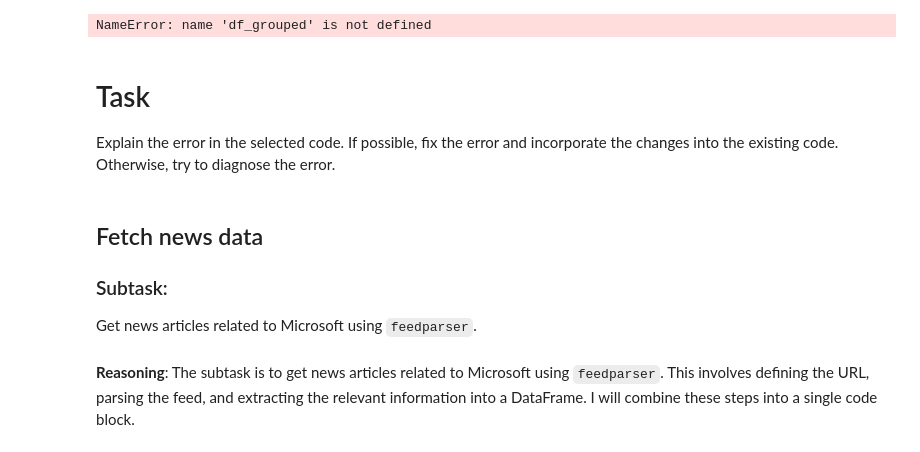
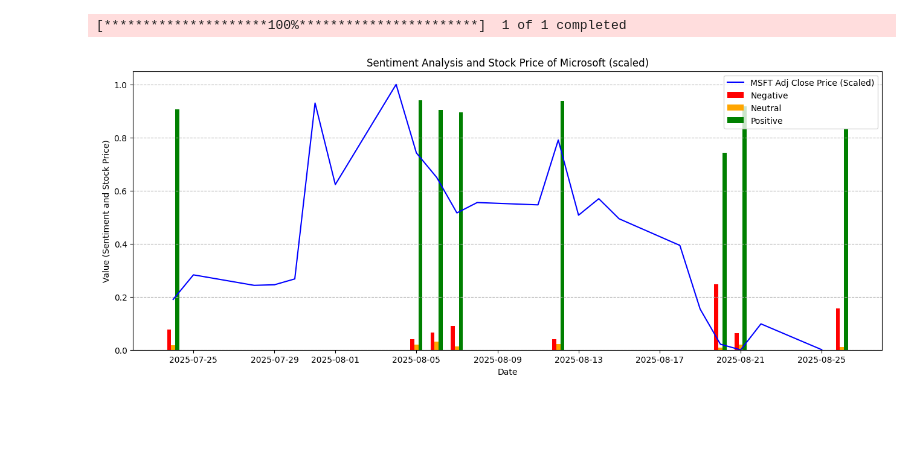
Before and after one commit to Zekeriya-Ui/Brownian-motion, a Jupyter notebook: Sentiment_Analysis_Scores_in_Conjunction_with_Stock_Price.ipynb, the cells around one changed output. Cells and saved outputs as stored; diff of their text form; code cells hidden in the pictures; blank space fills up the shorter version.

Commit message:
Created using Colab https://colab.research.google.com/drive/1V1cauMqRfycXrJB7h0a80AkUOA7gGybO#scrollTo=ePjoZ-yMeApU

```diff
--- a/Sentiment_Analysis_Scores_in_Conjunction_with_Stock_Price.ipynb
+++ b/Sentiment_Analysis_Scores_in_Conjunction_with_Stock_Price.ipynb
@@ -41,38 +24,37 @@ Requirement already satisfied: sgmllib3k in /usr/local/lib/python3.12/dist-packa
 # %%
+# Group by date and calculate average sentiment scores
+df_grouped = df.groupby(df['date'].dt.date)[['negative', 'neutral', 'positive']].mean()
+
+# Rename columns for clarity
+df_grouped.columns = ['avg_negative', 'avg_neutral', 'avg_positive']
+
+# Convert index back to datetime objects
+df_grouped.index = pd.to_datetime(df_grouped.index)
+
 # Fetch Microsoft stock data for the same date range
 msft = yf.download("MSFT", start=df_grouped.index.min(), end=df_grouped.index.max())
 
 # Scale the Microsoft price data
 scaler = MinMaxScaler()
 scaled_stock_price = scaler.fit_transform(msft[['Close']])
 
 # Plot scaled price plot
 fig, ax = plt.subplots(figsize=(16, 6))
 ax.plot(msft.index, scaled_stock_price, color='blue', label='MSFT Adj Close Price (Scaled)')
 
 # Plot the sentiment data
 width = 0.2  # Adjust the width as needed
 ax.bar(df_grouped.index - pd.DateOffset(days=width), df_grouped['avg_negative'], width=width, label='Negative', color='red')
 ax.bar(df_grouped.index, df_grouped['avg_neutral'], width=width, label='Neutral', color='orange')
 ax.bar(df_grouped.index + pd.DateOffset(days=width), df_grouped['avg_positive'], width=width, label='Positive', color='green')
 
 # Set plot attributes (labels, ticks, title, legend, gridlines)
 ax.set_xlabel('Date')
 ax.set_title('Sentiment Analysis and Stock Price of Microsoft (scaled)')
 ax.set_ylabel('Value (Sentiment and Stock Price)')
 ax.legend()
 ax.grid(True, axis='y', linestyle='--')
 plt.show()
 # %% [output]
-NameError: name 'df_grouped' is not defined
+[*********************100%***********************]  1 of 1 completed
+[figure, added]
-# %% [markdown]
-# Task
-Explain the error in the selected code. If possible, fix the error and incorporate the changes into the existing code. Otherwise, try to diagnose the error.
-# %% [markdown]
-## Fetch news data
-
-### Subtask:
-Get news articles related to Microsoft using `feedparser`.
-# %% [markdown]
-**Reasoning**:
-The subtask is to get news articles related to Microsoft using `feedparser`. This involves defining the URL, parsing the feed, and extracting the relevant information into a DataFrame. I will combine these steps into a single code block.
```
Also changed, not shown: parts of 22 cells of this notebook.
